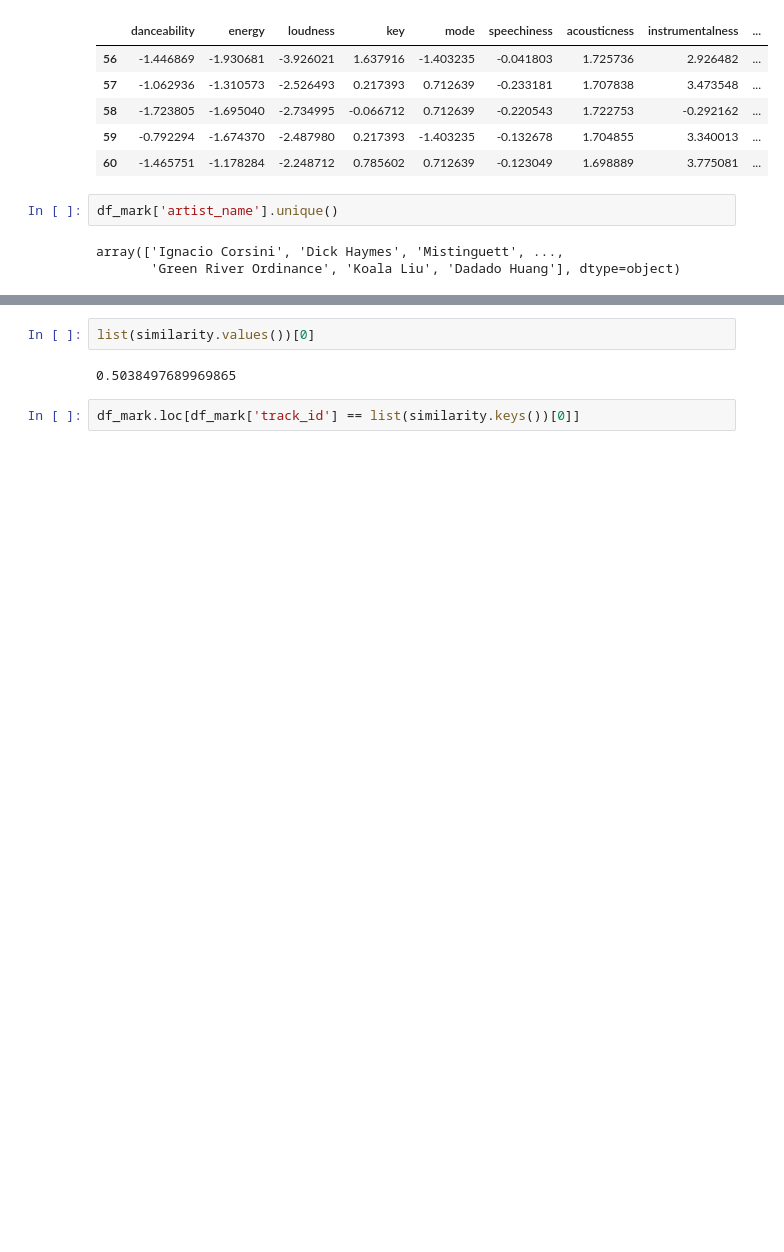
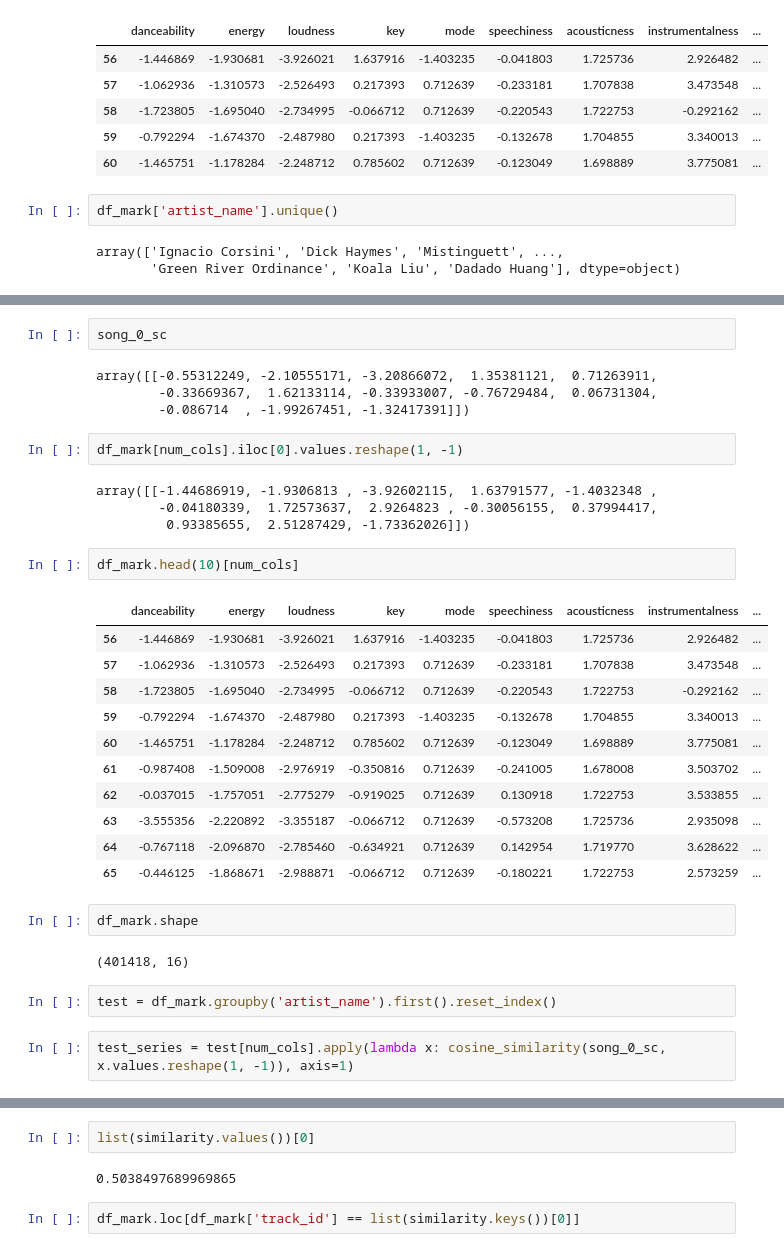
Before and after one commit to reedmartinson0405/Music-Rec-System, a Jupyter notebook: notebooks/Scratch_Cosine_Similarity_Algorithm.ipynb, the cells around one changed output, grey strips where cells are left out. Saved outputs shown, nothing was run; the diff lists cells and outputs as text; blank space fills up the shorter version.

```diff
--- a/notebooks/Cosine Similarity Algorithm.ipynb
+++ b/notebooks/Scratch_Cosine_Similarity_Algorithm.ipynb
@@ -350,0 +326,34 @@ df_mark.loc[df_mark['artist_name'] == 'Ignacio Corsini']
+# %%
+song_0_sc
+# %% [output]
+array([[-0.55312249, -2.10555171, -3.20866072,  1.35381121,  0.71263911,
+        -0.33669367,  1.62133114, -0.33933007, -0.76729484,  0.06731304,
+        -0.086714  , -1.99267451, -1.32417391]])
+# %%
+df_mark[num_cols].iloc[0].values.reshape(1, -1)
+# %% [output]
+array([[-1.44686919, -1.9306813 , -3.92602115,  1.63791577, -1.4032348 ,
+        -0.04180339,  1.72573637,  2.9264823 , -0.30056155,  0.37994417,
+         0.93385655,  2.51287429, -1.73362026]])
+# %%
+df_mark.head(10)[num_cols]
+# %% [output]
+|  | danceability | energy | loudness | key | mode | speechiness | acousticness | instrumentalness | ... |
+| 56 | -1.446869 | -1.930681 | -3.926021 | 1.637916 | -1.403235 | -0.041803 | 1.725736 | 2.926482 | ... |
+| 57 | -1.062936 | -1.310573 | -2.526493 | 0.217393 | 0.712639 | -0.233181 | 1.707838 | 3.473548 | ... |
+| 58 | -1.723805 | -1.695040 | -2.734995 | -0.066712 | 0.712639 | -0.220543 | 1.722753 | -0.292162 | ... |
+| 59 | -0.792294 | -1.674370 | -2.487980 | 0.217393 | -1.403235 | -0.132678 | 1.704855 | 3.340013 | ... |
+| 60 | -1.465751 | -1.178284 | -2.248712 | 0.785602 | 0.712639 | -0.123049 | 1.698889 | 3.775081 | ... |
+| 61 | -0.987408 | -1.509008 | -2.976919 | -0.350816 | 0.712639 | -0.241005 | 1.678008 | 3.503702 | ... |
+| 62 | -0.037015 | -1.757051 | -2.775279 | -0.919025 | 0.712639 | 0.130918 | 1.722753 | 3.533855 | ... |
+| 63 | -3.555356 | -2.220892 | -3.355187 | -0.066712 | 0.712639 | -0.573208 | 1.725736 | 2.935098 | ... |
+| 64 | -0.767118 | -2.096870 | -2.785460 | -0.634921 | 0.712639 | 0.142954 | 1.719770 | 3.628622 | ... |
+| 65 | -0.446125 | -1.868671 | -2.988871 | -0.066712 | 0.712639 | -0.180221 | 1.722753 | 2.573259 | ... |
+# %%
+df_mark.shape
+# %% [output]
+(401418, 16)
+# %%
+test = df_mark.groupby('artist_name').first().reset_index()
+# %%
+test_series = test[num_cols].apply(lambda x: cosine_similarity(song_0_sc, x.values.reshape(1, -1)), axis=1)
```
Also changed, not shown: parts of 21 cells of this notebook, 3 other files.
